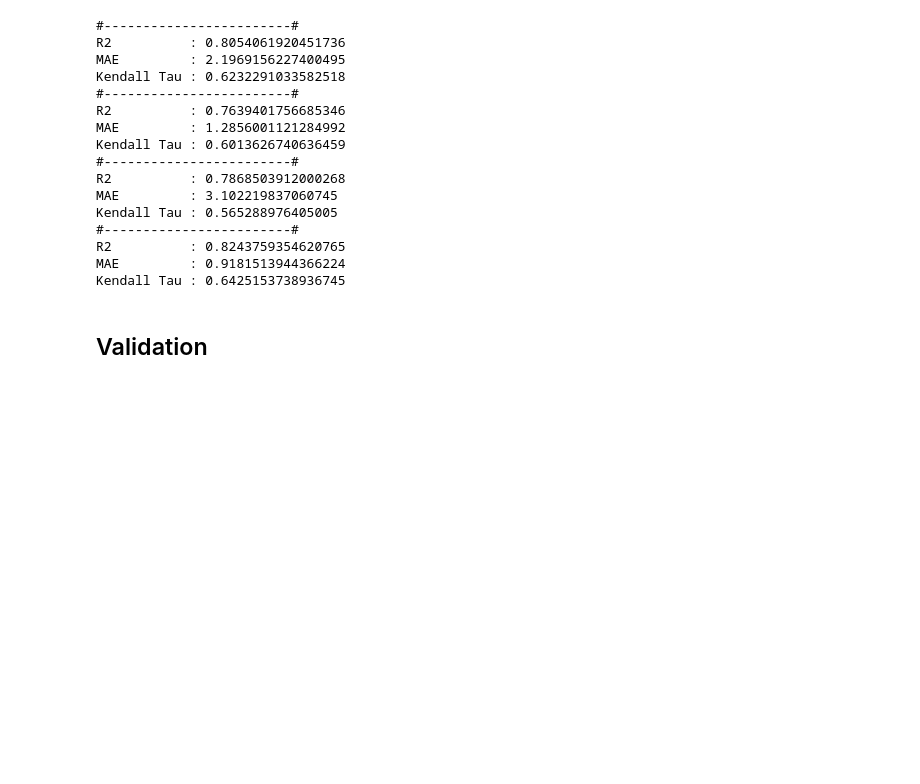
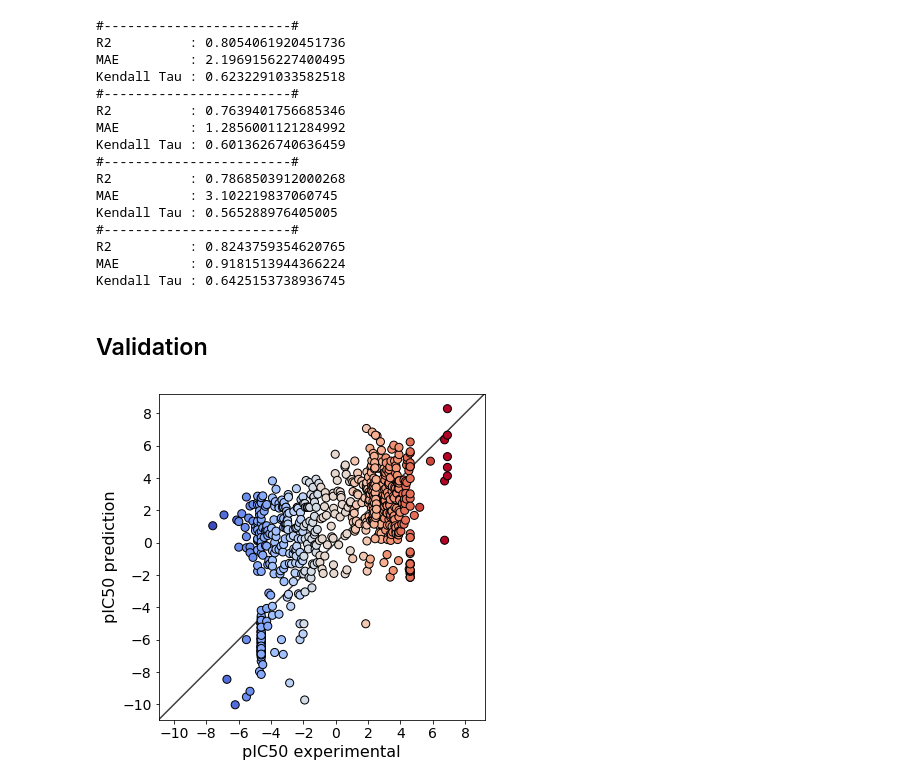
Before and after one commit to alejogiley/Novartis-Hackaton-7, a Jupyter notebook: Notebooks/Lee_NN.ipynb, the cells around one changed output. Cells and saved outputs as stored; diff of their text form; code cells hidden in the pictures; blank space fills up the shorter version.

```diff
--- a/Notebooks/Lee_NN.ipynb
+++ b/Notebooks/Lee_NN.ipynb
@@ -278,7 +278,7 @@ for train_index, test_index in kf.split(x):
 
     network = None
     network = create_model(x_test.shape[1])
-    network.fit(x_train, y_train, epochs=200, verbose=0, batch_size=50)
+    network.fit(x_train, y_train, epochs=600, verbose=0, batch_size=50)
 
     slope, intercept, r_value, p_value, std_err = linregress(y_test, network.predict(x_test)[:,0])
     tau, p_value                                = kendalltau(y_test, network.predict(x_test)[:,0])
@@ -536,13 +536,13 @@ for train_index, test_index in kf.split(x):
     x_train, x_test = x[train_index], x[test_index]
     y_train, y_test = y[train_index], y[test_index]
 
-    network = None
-    network = create_model(x_test.shape[1])
-    network.fit(x_train, y_train, epochs=200, verbose=0, batch_size=50)
+    network2 = None
+    network2 = create_model(x_test.shape[1])
+    network2.fit(x_train, y_train, epochs=600, verbose=0, batch_size=50)
 
-    slope, intercept, r_value, p_value, std_err = linregress(y_test, network.predict(x_test)[:,0])
-    tau, p_value                                = kendalltau(y_test, network.predict(x_test)[:,0])
-    mae                                         = mean_absolute_error(y_test, network.predict(x_test)[:,0])
+    slope, intercept, r_value, p_value, std_err = linregress(y_test, network2.predict(x_test)[:,0])
+    tau, p_value                                = kendalltau(y_test, network2.predict(x_test)[:,0])
+    mae                                         = mean_absolute_error(y_test, network2.predict(x_test)[:,0])
 
     print("#------------------------#")
     print("R2          : %s" % r_value)
@@ -573,0 +622,35 @@ validset = pd.read_csv(filepath)
+# %%
+plt.rcParams["figure.figsize"] = (18,6)    # plot size
+fig, ax = plt.subplots()
+
+c = y.astype(int)
+ax.scatter(y, network.predict(x),
+           s=65, c=c, cmap=plt.cm.coolwarm,
+           zorder=10, edgecolors='k')
+
+ax.set_xlabel("pIC50 experimental", fontsize=16)
+ax.set_ylabel("pIC50 prediction",   fontsize=16)
+
+lims = [
+    np.min([ax.get_xlim(), ax.get_ylim()]),  # min of both axes
+    np.max([ax.get_xlim(), ax.get_ylim()]),  # max of both axes
+]
+
+# now plot both limits against eachother
+ax.plot(lims, lims, 'k-', alpha=0.75, zorder=0)
+ax.set_aspect('equal')
+ax.set_xlim(lims)
+ax.set_ylim(lims)
+
+# integer limits
+ilims = [int(x+0.5) for x in lims]
+ax.set_xticks(np.arange(*ilims,2))
+ax.set_yticks(np.arange(*ilims,2))
+
+# We change the fontsize of minor ticks label
+ax.tick_params(axis='both', which='major', labelsize=14)
+ax.tick_params(axis='both', which='major', labelsize=14)
+
+plt.show()
+# %% [output]
+[figure, added]
```
Also changed, not shown: parts of 7 cells of this notebook.
